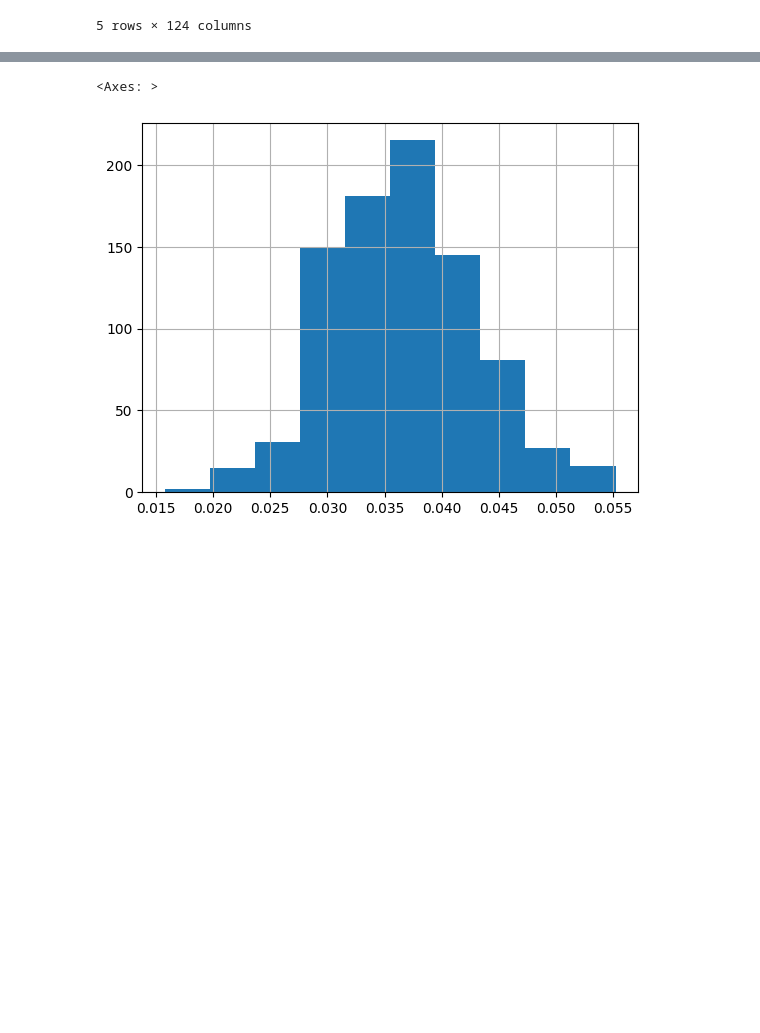
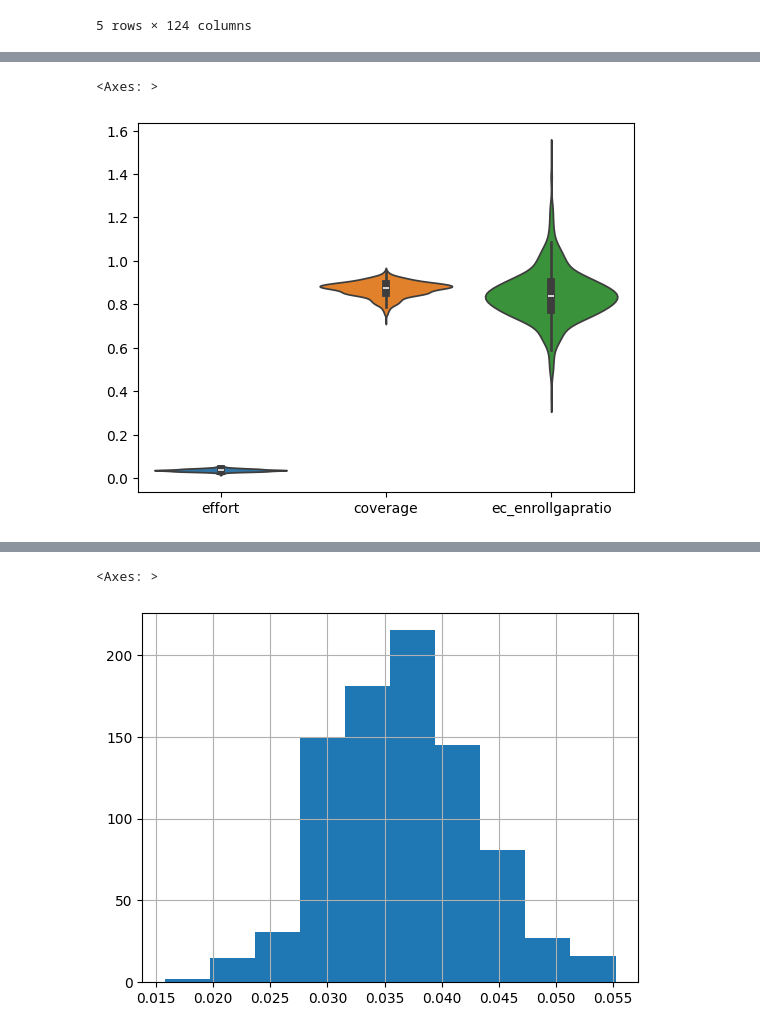
Before and after one commit to SalhaMo/Module-B-semester-2, a Jupyter notebook: Week4.ipynb, the cells around one changed output, grey strips where cells are left out. Drawn from its saved outputs; the diff is of its cells as text; code cells hidden in the pictures; blank space fills up the shorter version.

```diff
--- a/Week4.ipynb
+++ b/Week4.ipynb
@@ -108,0 +152,5 @@ ValueError: Layout of 4x3 must be larger than required size 116
+# %%
+sns.violinplot(data= small)
+# %% [output]
+<Axes: >
+[figure, added]
```
Also changed, not shown: parts of 10 cells of this notebook.
